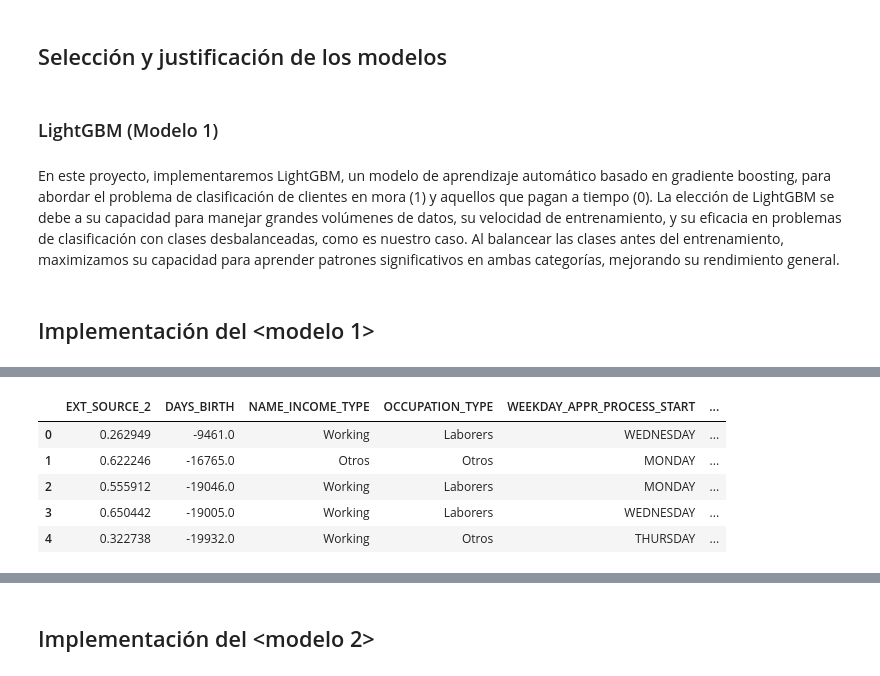
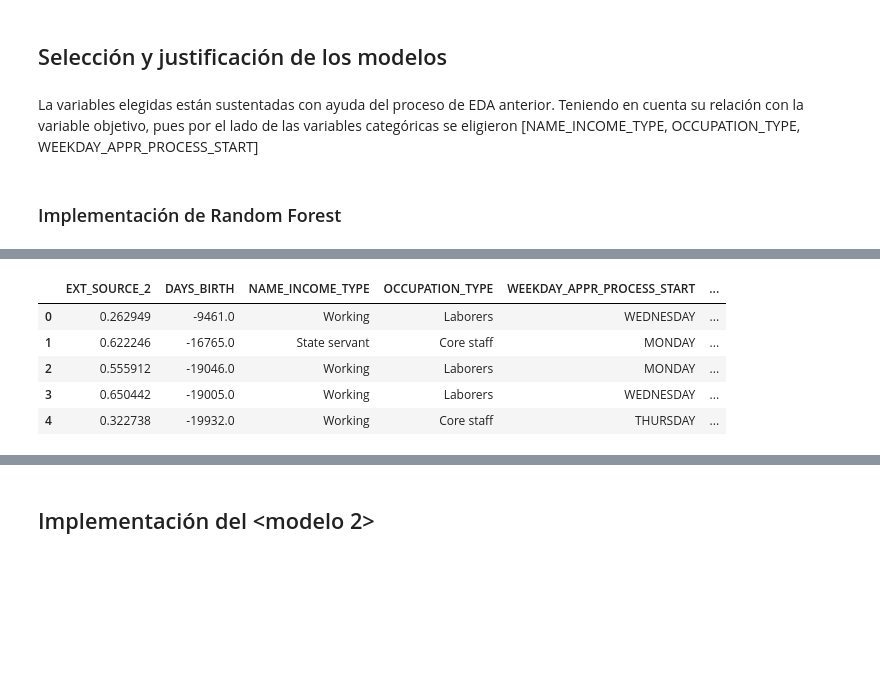
Before and after one commit to lissebas/machine-learning2, a Jupyter notebook: final.ipynb, the cells around one changed output, grey strips where cells are left out. Drawn from its saved outputs; the diff is of its cells as text; code cells hidden in the pictures; blank space fills up the shorter version.

Commit message:
light

```diff
--- a/final.ipynb
+++ b/final.ipynb
@@ -1349,12 +1348,13 @@ def BER(y_true, y_pred):
     return ber
 # %% [markdown]
 ## Selección y justificación de los modelos
-# %% [markdown]
-### LightGBM (Modelo 1)
-# %% [markdown]
-En este proyecto, implementaremos LightGBM, un modelo de aprendizaje automático basado en gradiente boosting, para abordar el problema de clasificación de clientes en mora (1) y aquellos que pagan a tiempo (0). La elección de LightGBM se debe a su capacidad para manejar grandes volúmenes de datos, su velocidad de entrenamiento, y su eficacia en problemas de clasificación con clases desbalanceadas, como es nuestro caso. Al balancear las clases antes del entrenamiento, maximizamos su capacidad para aprender patrones significativos en ambas categorías, mejorando su rendimiento general.
+# %% [markdown]
+La variables elegidas están sustentadas con ayuda del proceso de EDA anterior. Teniendo en cuenta su relación con la variable objetivo, pues por el lado de las variables categóricas se eligieron [NAME_INCOME_TYPE, OCCUPATION_TYPE, WEEKDAY_APPR_PROCESS_START]
 # %% [markdown]
-## Implementación del <modelo 1>
+### Implementación de Random Forest
 # %%
-pip install imbalanced-learn
+final_df = data[["EXT_SOURCE_2", "DAYS_BIRTH", "NAME_INCOME_TYPE", "OCCUPATION_TYPE", "WEEKDAY_APPR_PROCESS_START", "HOUR_APPR_PROCESS_START", "TARGET"]]
+final_df['TARGET'] = final_df['TARGET'].replace('0', 0)
+final_df['TARGET'] = final_df['TARGET'].replace('1', 1)
+final_df.head()
 # %% [output]
@@ -1367,16 +1361,6 @@ Requirement already satisfied: threadpoolctl>=2.0.0 in /usr/local/lib/python3.10
+|  | EXT_SOURCE_2 | DAYS_BIRTH | NAME_INCOME_TYPE | OCCUPATION_TYPE | WEEKDAY_APPR_PROCESS_START | ... |
+| 0 | 0.262949 | -9461.0 | Working | Laborers | WEDNESDAY | ... |
+| 1 | 0.622246 | -16765.0 | State servant | Core staff | MONDAY | ... |
+| 2 | 0.555912 | -19046.0 | Working | Laborers | MONDAY | ... |
+| 3 | 0.650442 | -19005.0 | Working | Laborers | WEDNESDAY | ... |
+| 4 | 0.322738 | -19932.0 | Working | Core staff | THURSDAY | ... |
-# %%
-# Lista de columnas a filtrar
-var_finales = ["EXT_SOURCE_2", "DAYS_BIRTH", "NAME_INCOME_TYPE", "OCCUPATION_TYPE", "WEEKDAY_APPR_PROCESS_START", "HOUR_APPR_PROCESS_START", "TARGET"]
-
-# Filtrar el DataFrame
-data_filtrada = data[var_finales]
-
-# Mostrar las primeras filas del DataFrame filtrado()
-data_filtrada.head()
-# %% [output]
-|  | EXT_SOURCE_2 | DAYS_BIRTH | NAME_INCOME_TYPE | OCCUPATION_TYPE | WEEKDAY_APPR_PROCESS_START | ... |
-| 0 | 0.262949 | -9461.0 | Working | Laborers | WEDNESDAY | ... |
-| 1 | 0.622246 | -16765.0 | Otros | Otros | MONDAY | ... |
-| 2 | 0.555912 | -19046.0 | Working | Laborers | MONDAY | ... |
-| 3 | 0.650442 | -19005.0 | Working | Laborers | WEDNESDAY | ... |
-| 4 | 0.322738 | -19932.0 | Working | Otros | THURSDAY | ... |
```
Also changed, not shown: parts of 16 cells of this notebook.
